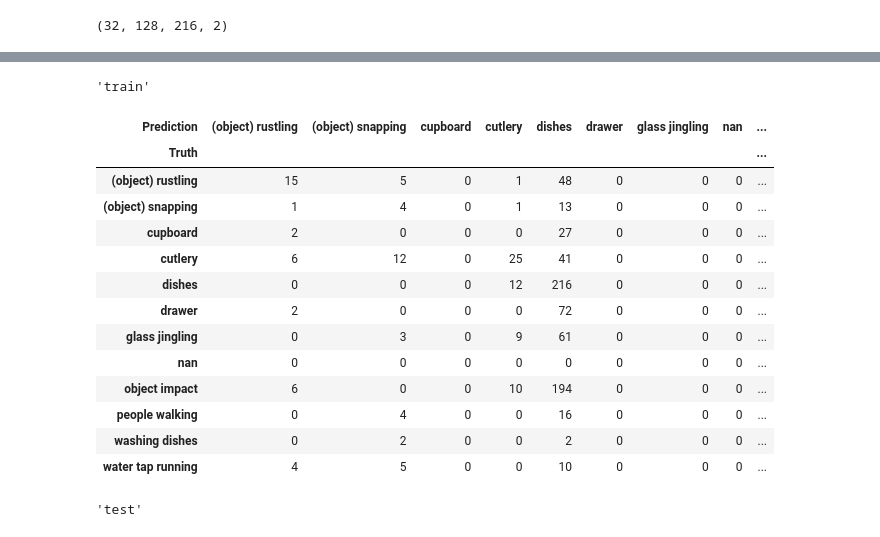
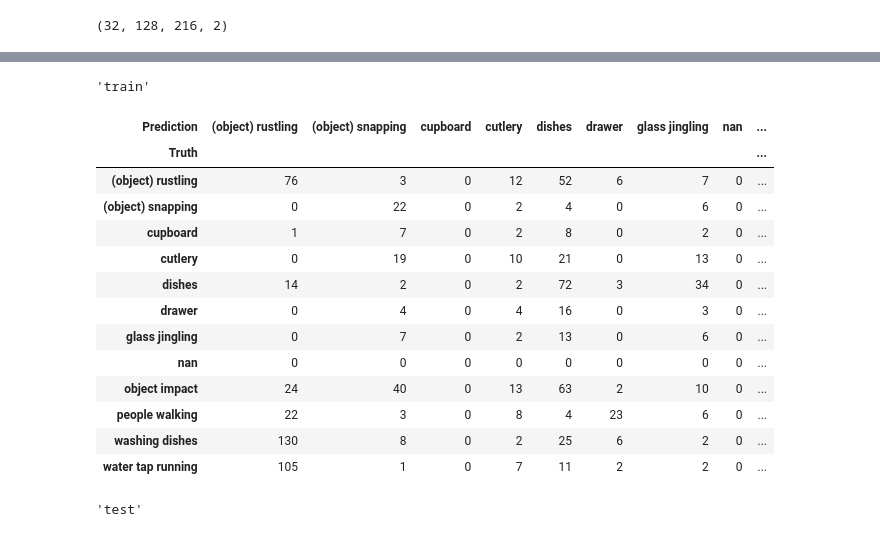
Before and after one commit to elda27/AudioEventClassification, a Jupyter notebook: CNN.ipynb, the cells around one changed output, grey strips where cells are left out. Saved outputs shown, nothing was run; the diff lists cells and outputs as text; code cells hidden in the pictures.

```diff
--- a/CNN.ipynb
+++ b/CNN.ipynb
@@ -93,7 +96,7 @@ from pathlib import Path
 import wavio
 from tqdm.notebook import tqdm
 
-root_dir = Path('evaluation_setup')
+root_dir = data_dir / 'evaluation_setup'
 
 def get_annotation(task, fold_index, target):
     df = pd.read_csv(
@@ -107,7 +110,7 @@ def load_dataset(target):
     df = get_annotation(task, fold_index, target)
     wav_dict = {}
     for file in tqdm(df['file'].unique()):
-        wav_dict[Path(file).stem] = wavio.readwav(str(file))
+        wav_dict[Path(file).stem] = wavio.readwav(str(data_dir / file))
     return df, wav_dict
 
 df, wav_dict = load_dataset('train')
@@ -190,7 +193,7 @@ n_sampling=4096
 hop_length = n_sampling // 4
 window='hann'
 pad='constant'
-
+max_time = 1.0
 
 def preprocess(wav, sampling_rate):
     return np.concatenate([
@@ -212,10 +215,6 @@ def mono_preprocess(wav, sampling_rate):
     return logmag
 
 def normalize_time(audio_df, max_time):
-#     max_time = max(
-#         len(audio) / sr
-#         for audio, sr in zip(audio_df['audio'], audio_df['sr'])
-#     )
     results = []
     for audio, sr in zip(audio_df['audio'], audio_df['sr']):
         max_len = int(sr * max_time)
@@ -230,14 +229,23 @@ def normalize_time(audio_df, max_time):
 def get_dataset(target, n_augmentation=1):
     df, wav_dict = load_dataset(target)
     if n_augmentation != 1:
-        audio_df = audio_df = df.groupby(level=0).apply(
+        audio_df = df.groupby(level=0).apply(
             lambda df: parse_wave_with_augmentation(
                 df.iloc[0],
                 wav_dict=wav_dict, n_augmentation=n_augmentation,
             )
         ).reset_index()
     else:
-        audio_df = df.apply(partial(parse_wave, wav_dict=wav_dict), axis=1)
+        results = []
+        for i in range(len(df)):
+            results.extend(
+                parse_wave_multiple(
+                    df.loc[i], wav_dict=wav_dict, window_size=max_time,
+                    hop_size=max_time / 4
+                )
+            )
+        audio_df = pd.DataFrame(results)
+
     encoding_dict = {c: i for i, c in enumerate(sound_events)}
 
     normed_audio = normalize_time(audio_df, max_time=5.0)
@@ -260,7 +268,7 @@ def get_tf_dataset(target, batch_size=32, shuffle=False, **kwargs):
         ds = ds.shuffle(buffer_size=1000, reshuffle_each_iteration=True)
     return ds
 # %%
-train_dataset = get_tf_dataset('train', batch_size=32, n_augmentation=5)
+train_dataset = get_tf_dataset('train', batch_size=32, n_augmentation=1)
 test_dataset = get_tf_dataset('evaluate')
 # %%
 from collections import defaultdict
@@ -385,7 +393,7 @@ epochs = 2000
 model = create_model()
 optimizer = tf.keras.optimizers.Adam(1e-4, beta_1=0.5, beta_2=0.99)
 
-checkpoint_name = f'{task}_{model_type}_fold{fold_index}'
+checkpoint_name = f'{task}_cnn_{model_type}_fold{fold_index}'
 cur_model_dir = model_dir / checkpoint_name
 cur_model_dir.mkdir(exist_ok=True, parents=True)
 
@@ -398,24 +406,24 @@ with tf.device('/GPU:0'):
         metrics=tf.keras.metrics.sparse_categorical_accuracy,
     )
 
-    mode = 'min'
+    mode = 'max'
     model.fit(
         train_dataset,
         batch_size=8, epochs=2000, shuffle=True,
         validation_data=test_dataset,
         callbacks=[
             tf.keras.callbacks.EarlyStopping(
-                patience=100,
+                patience=20,
                 #monitor='val_sparse_categorical_accuracy',
-                monitor='val_loss',
+                monitor='val_sparse_categorical_accuracy',
                 mode=mode
             ),
             plot_callback,
             tf.keras.callbacks.TerminateOnNaN(),
             tf.keras.callbacks.ModelCheckpoint(
                 str(cur_model_dir / (checkpoint_name + '.model')),
-                #monitor='val_sparse_categorical_accuracy',
-                monitor='val_loss',
+                monitor='val_sparse_categorical_accuracy',
+#                 monitor='val_loss',
                 save_best_only=True,
                 save_weights_only=True,
                 mode=mode,
@@ -438,9 +445,9 @@ KeyboardInterrupt
 from itertools import product
 from sklearn.metrics import accuracy_score
 accuracy_data = []
-model = create_model()
-model.load_weights(str(cur_model_dir / (checkpoint_name + '.model')))
-model.compile()
+# model = create_model()
+# model.load_weights(str(cur_model_dir / (checkpoint_name + '.model')))
+# model.compile()
 
 results = {}
 for target_name, dataset in zip(['train', 'test'], [train_dataset, test_dataset]):
@@ -461,45 +468,45 @@ for target_name, dataset in zip(['train', 'test'], [train_dataset, test_dataset]
     agg_df = pd.crosstab(
         pd.Series(truth_labels, name='Truth'),
         pd.Series(pred_labels, name='Prediction'),
     )
     agg_df = agg_df.reindex(columns=sound_events, index=sound_events, fill_value=0)
     display(target_name)
     display(agg_df)
 
     accuracy = {}
     for name in sound_events:
         mask = truth_labels == name
         accuracy[name] = accuracy_score(truth_labels[mask], pred_labels[mask])
     accuracy['Metric'] = metric
     accuracy_data.append(pd.Series(accuracy, name=target_name))
 
     results[target_name] = {
         'Prediction': pd.DataFrame({
             'Prediction': pred_labels,
             'Truth': truth_labels,
         }),
         'Agg': agg_df,
         'Accuracy': accuracy_data,
     }
 accuracy_df = pd.DataFrame(accuracy_data)
 accuracy_df['Mean'] = accuracy_df.mean(axis=1)
 display(accuracy_df.T)
 # %% [output]
 'train'
 | Prediction | (object) rustling | (object) snapping | cupboard | cutlery | dishes | drawer | glass jingling | nan | ... |
 | Truth |  |  |  |  |  |  |  |  | ... |
-| (object) rustling | 15 | 5 | 0 | 1 | 48 | 0 | 0 | 0 | ... |
-| (object) snapping | 1 | 4 | 0 | 1 | 13 | 0 | 0 | 0 | ... |
-| cupboard | 2 | 0 | 0 | 0 | 27 | 0 | 0 | 0 | ... |
-| cutlery | 6 | 12 | 0 | 25 | 41 | 0 | 0 | 0 | ... |
-| dishes | 0 | 0 | 0 | 12 | 216 | 0 | 0 | 0 | ... |
-| drawer | 2 | 0 | 0 | 0 | 72 | 0 | 0 | 0 | ... |
-| glass jingling | 0 | 3 | 0 | 9 | 61 | 0 | 0 | 0 | ... |
+| (object) rustling | 76 | 3 | 0 | 12 | 52 | 6 | 7 | 0 | ... |
+| (object) snapping | 0 | 22 | 0 | 2 | 4 | 0 | 6 | 0 | ... |
+| cupboard | 1 | 7 | 0 | 2 | 8 | 0 | 2 | 0 | ... |
+| cutlery | 0 | 19 | 0 | 10 | 21 | 0 | 13 | 0 | ... |
+| dishes | 14 | 2 | 0 | 2 | 72 | 3 | 34 | 0 | ... |
+| drawer | 0 | 4 | 0 | 4 | 16 | 0 | 3 | 0 | ... |
+| glass jingling | 0 | 7 | 0 | 2 | 13 | 0 | 6 | 0 | ... |
 | nan | 0 | 0 | 0 | 0 | 0 | 0 | 0 | 0 | ... |
-| object impact | 6 | 0 | 0 | 10 | 194 | 0 | 0 | 0 | ... |
-| people walking | 0 | 4 | 0 | 0 | 16 | 0 | 0 | 0 | ... |
-| washing dishes | 0 | 2 | 0 | 0 | 2 | 0 | 0 | 0 | ... |
-| water tap running | 4 | 5 | 0 | 0 | 10 | 0 | 0 | 0 | ... |
+| object impact | 24 | 40 | 0 | 13 | 63 | 2 | 10 | 0 | ... |
+| people walking | 22 | 3 | 0 | 8 | 4 | 23 | 6 | 0 | ... |
+| washing dishes | 130 | 8 | 0 | 2 | 25 | 6 | 2 | 0 | ... |
+| water tap running | 105 | 1 | 0 | 7 | 11 | 2 | 2 | 0 | ... |
 'test'
 | Prediction | (object) rustling | (object) snapping | cupboard | cutlery | dishes | drawer | glass jingling | nan | ... |
 | Truth |  |  |  |  |  |  |  |  | ... |
```
Also changed, not shown: parts of 7 cells of this notebook, 7 other files.
